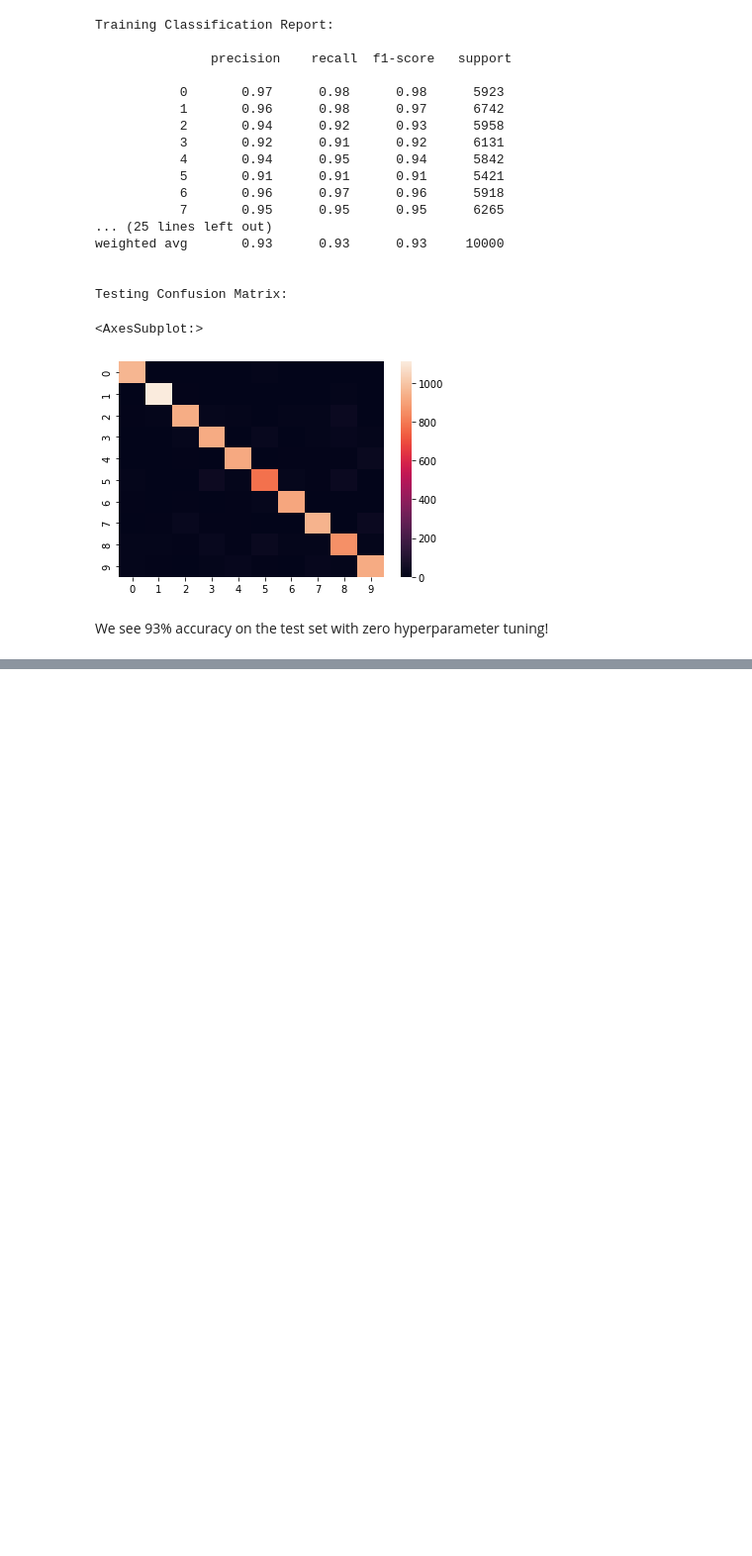
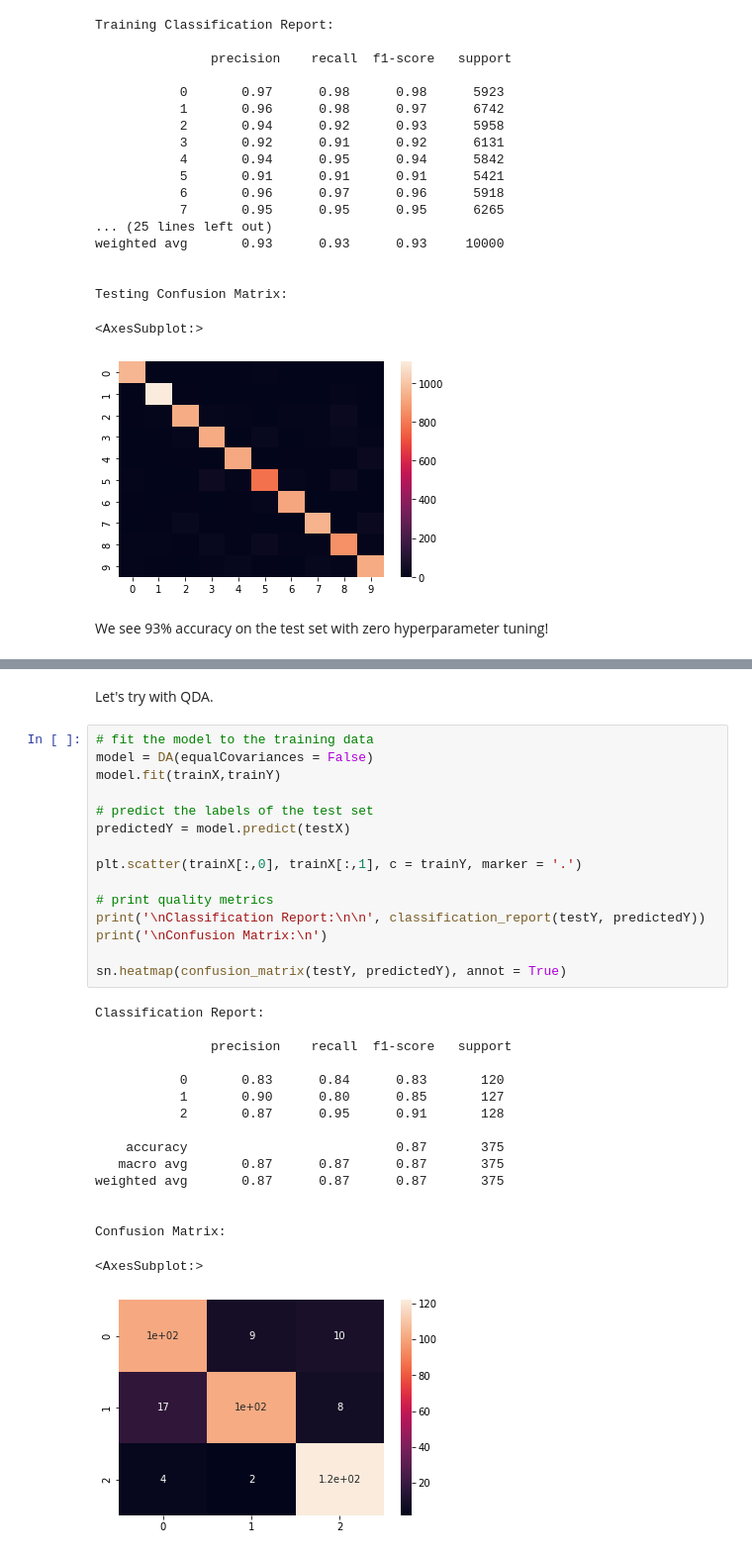
Before and after one commit to rtwhite1546/Spring-2022-Intro-to-Machine-Learning, a Jupyter notebook: Week-6-Logistic-Regression-Discriminant-Analysis/Week-6.ipynb, the cells around one changed output, grey strips where cells are left out. Shown: that part at 99% size. Cells and saved outputs as stored; diff of their text form; blank space fills up the shorter version.

```diff
--- a/Week-6-Logistic-Regression-Discriminant-Analysis/Week-6.ipynb
+++ b/Week-6-Logistic-Regression-Discriminant-Analysis/Week-6.ipynb
@@ -319,0 +503,34 @@ We see 93% accuracy on the test set with zero hyperparameter tuning!
+# %% [markdown]
+Let's try with QDA.
+# %%
+# fit the model to the training data
+model = DA(equalCovariances = False)
+model.fit(trainX,trainY)
+
+# predict the labels of the test set
+predictedY = model.predict(testX)
+
+plt.scatter(trainX[:,0], trainX[:,1], c = trainY, marker = '.')
+
+# print quality metrics
+print('\nClassification Report:\n\n', classification_report(testY, predictedY))
+print('\nConfusion Matrix:\n')
+
+sn.heatmap(confusion_matrix(testY, predictedY), annot = True)
+# %% [output]
+Classification Report:
+
+               precision    recall  f1-score   support
+
+           0       0.83      0.84      0.83       120
+           1       0.90      0.80      0.85       127
+           2       0.87      0.95      0.91       128
+
+    accuracy                           0.87       375
+   macro avg       0.87      0.87      0.87       375
+weighted avg       0.87      0.87      0.87       375
+
+
+Confusion Matrix:
+<AxesSubplot:>
+[figure, added]
```
Also changed, not shown: parts of 26 cells of this notebook, 1 other file.
